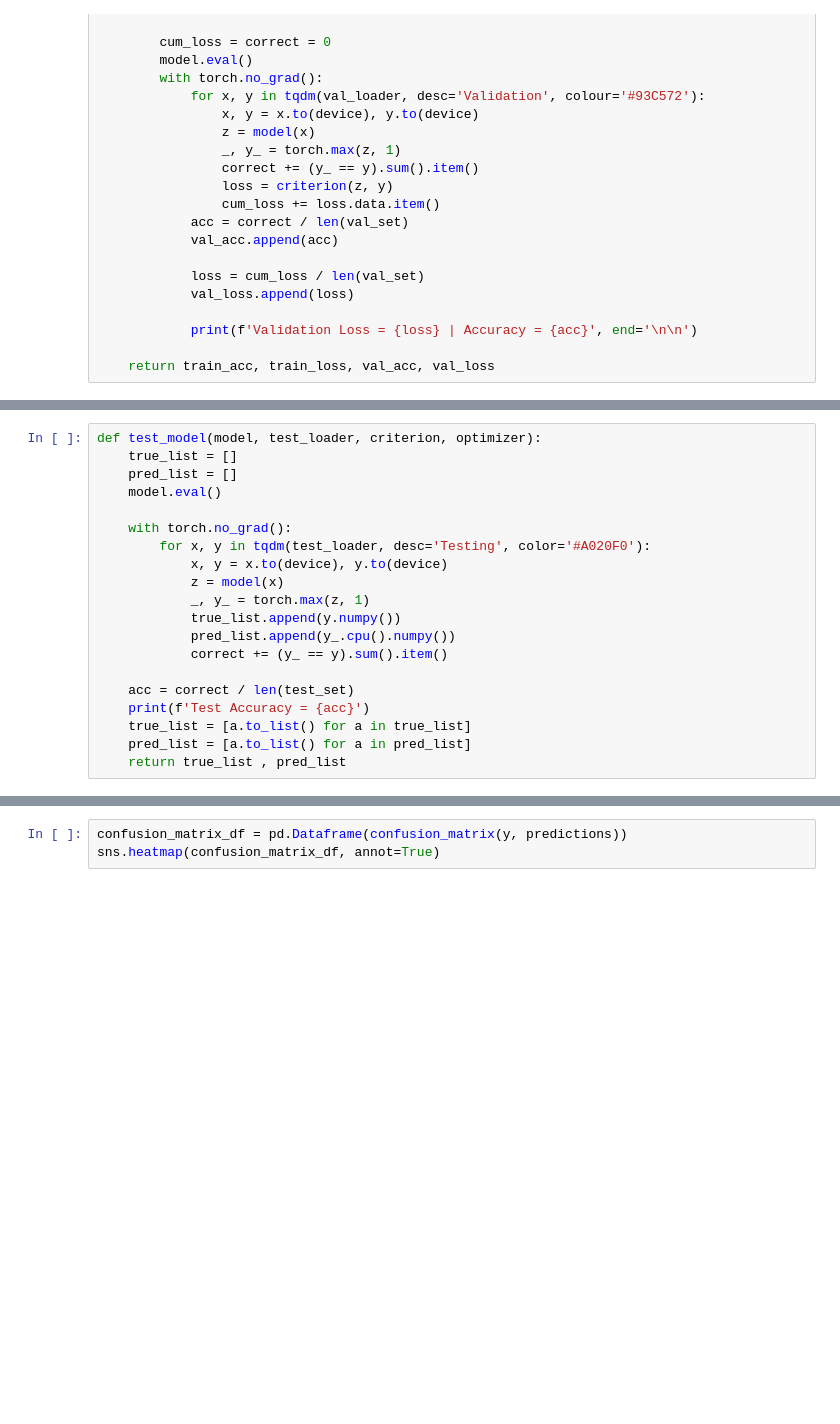
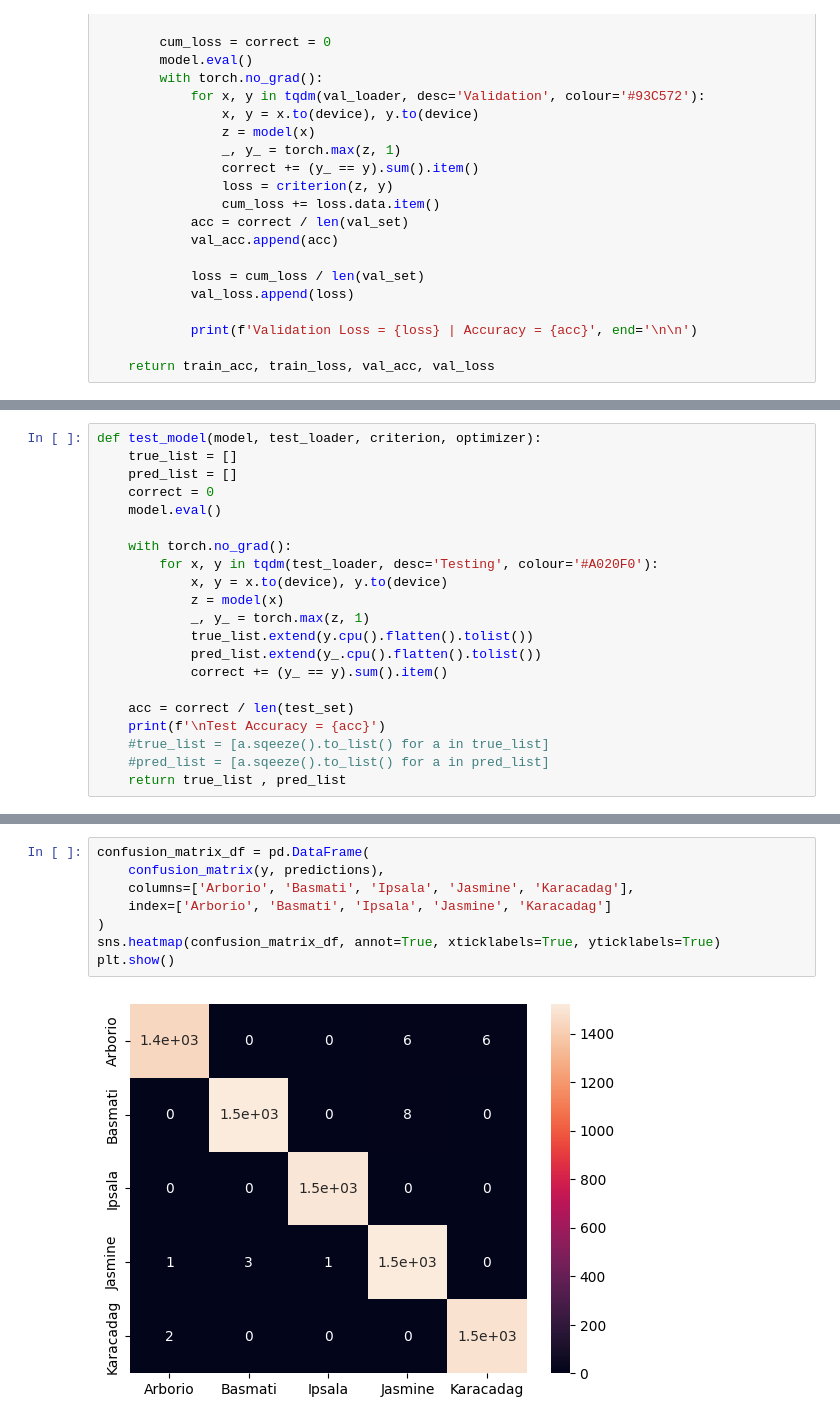
Before and after one commit to T0mLam/Rice-Image-Classification, a Jupyter notebook: main.ipynb, the cells around one changed output, grey strips where cells are left out. Saved outputs shown, nothing was run; the diff lists cells and outputs as text; blank space fills up the shorter version.

Commit message:
finish testing

```diff
--- a/main.ipynb
+++ b/main.ipynb
@@ -215,21 +230,22 @@ fig.show()
 def test_model(model, test_loader, criterion, optimizer):
     true_list = []
     pred_list = []
+    correct = 0
     model.eval()
 
     with torch.no_grad():
-        for x, y in tqdm(test_loader, desc='Testing', color='#A020F0'):
+        for x, y in tqdm(test_loader, desc='Testing', colour='#A020F0'):
             x, y = x.to(device), y.to(device)
             z = model(x)
             _, y_ = torch.max(z, 1)
-            true_list.append(y.numpy())
-            pred_list.append(y_.cpu().numpy())
+            true_list.extend(y.cpu().flatten().tolist())
+            pred_list.extend(y_.cpu().flatten().tolist())
             correct += (y_ == y).sum().item()
 
     acc = correct / len(test_set)
-    print(f'Test Accuracy = {acc}')
-    true_list = [a.to_list() for a in true_list]
-    pred_list = [a.to_list() for a in pred_list]
+    print(f'\nTest Accuracy = {acc}')
+    #true_list = [a.sqeeze().to_list() for a in true_list]
+    #pred_list = [a.sqeeze().to_list() for a in pred_list]
     return true_list , pred_list
 # %%
 y, predictions = test_model(model, test_loader, criterion, optimizer)
@@ -238,3 +268,10 @@ classification_report(y, predictions)
 # %%
-confusion_matrix_df = pd.Dataframe(confusion_matrix(y, predictions))
-sns.heatmap(confusion_matrix_df, annot=True)
+confusion_matrix_df = pd.DataFrame(
+    confusion_matrix(y, predictions),
+    columns=['Arborio', 'Basmati', 'Ipsala', 'Jasmine', 'Karacadag'],
+    index=['Arborio', 'Basmati', 'Ipsala', 'Jasmine', 'Karacadag']
+)
+sns.heatmap(confusion_matrix_df, annot=True, xticklabels=True, yticklabels=True)
+plt.show()
+# %% [output]
+[figure, added]
```
Also changed, not shown: parts of 8 cells of this notebook.
